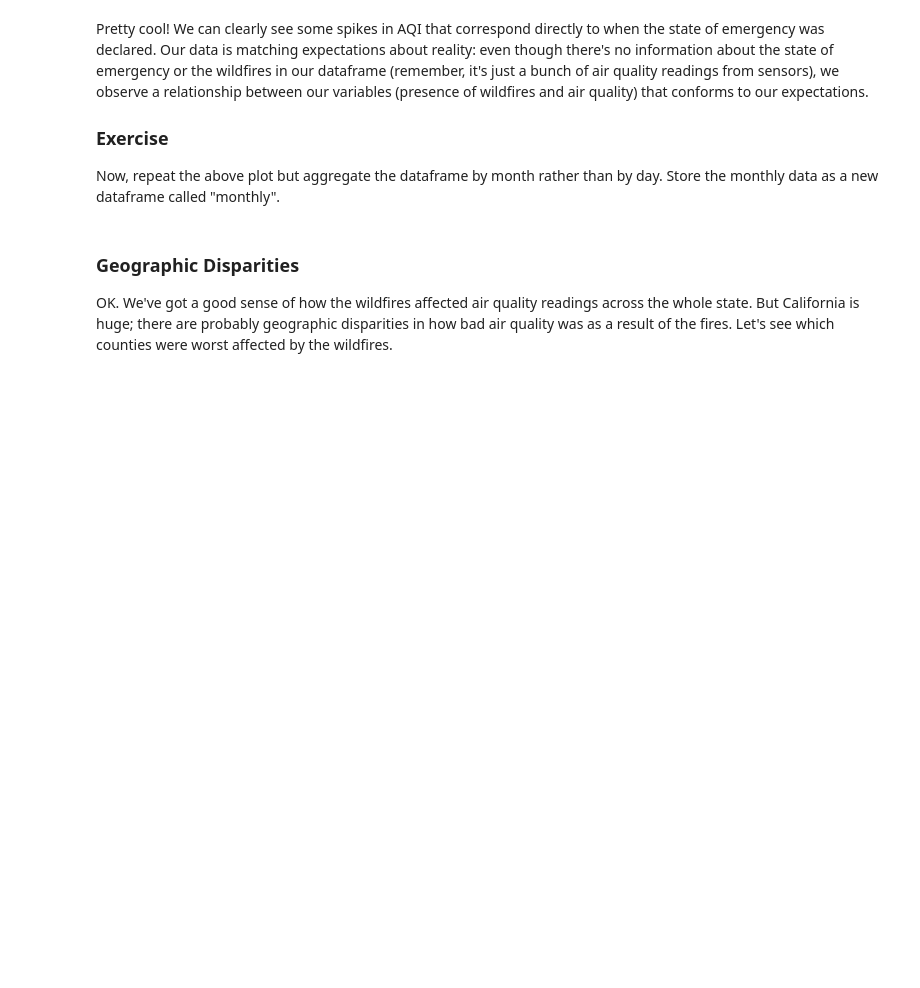
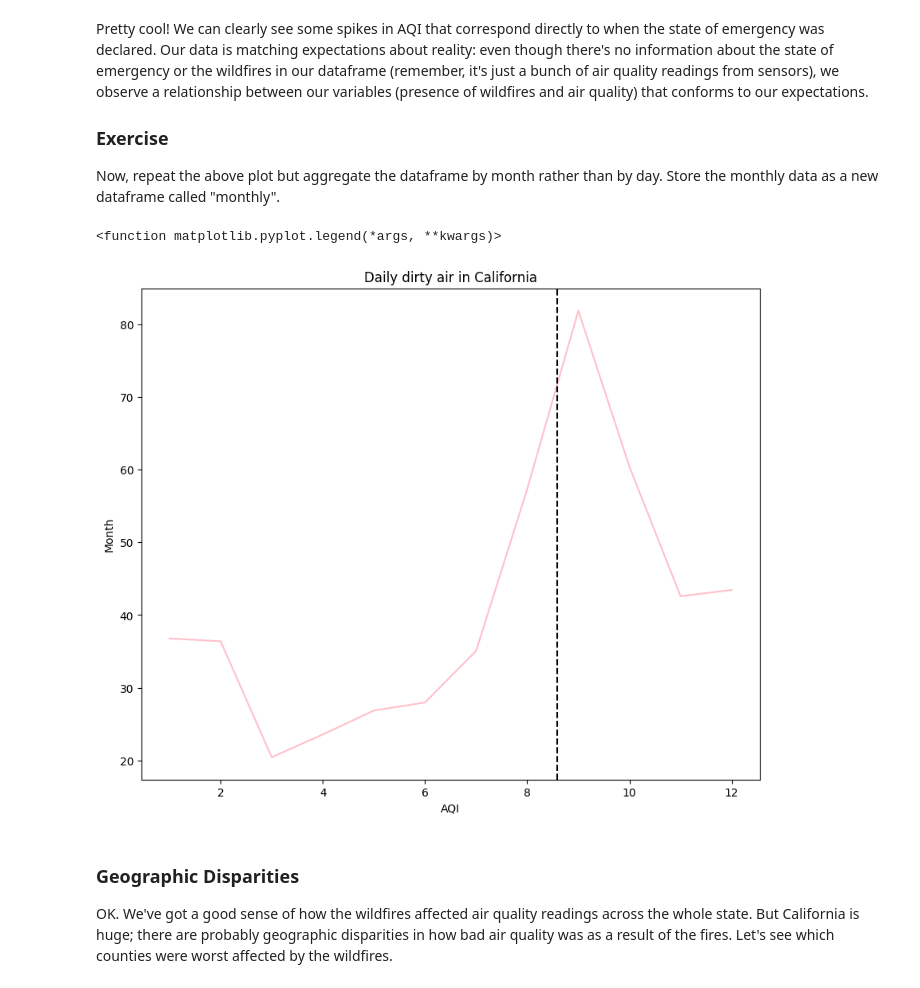
Before and after one commit to solo-marina/QM2, a Jupyter notebook: notebooks/W03. Spatial Data.ipynb, the cells around one changed output. Cells and saved outputs as stored; diff of their text form; code cells hidden in the pictures; blank space fills up the shorter version.

```diff
--- a/notebooks/W03. Spatial Data.ipynb
+++ b/notebooks/W03. Spatial Data.ipynb
@@ -177,6 +177,17 @@ Pretty cool! We can clearly see some spikes in AQI that correspond directly to w
 
 ### Exercise
 Now, repeat the above plot but aggregate the dataframe by month rather than by day. Store the monthly data as a new dataframe called "monthly".
+# %%
+monthly=df.groupby('Month')['AQI'].mean()
+monthly.plot(color='pink')
+plt.title('Daily dirty air in California')
+plt.xlabel('AQI')
+plt.ylabel('Month')
+plt.axvline(8.58, color='black', linestyle='--', label='State of emergency')
+plt.legend
+# %% [output]
+<function matplotlib.pyplot.legend(*args, **kwargs)>
+[figure, added]
 # %% [markdown]
 ### Geographic Disparities
 
```
Also changed, not shown: parts of 7 cells of this notebook.
